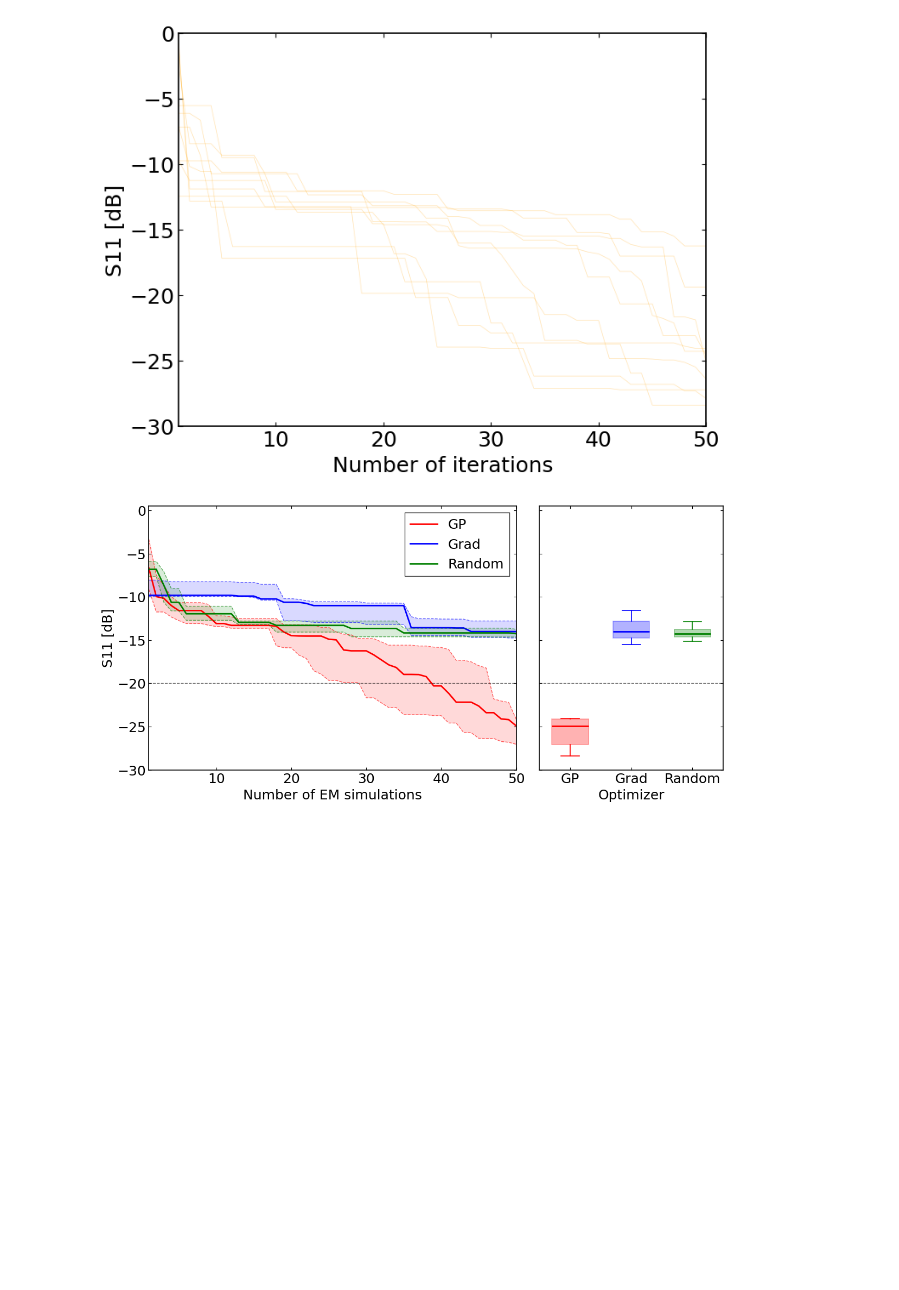
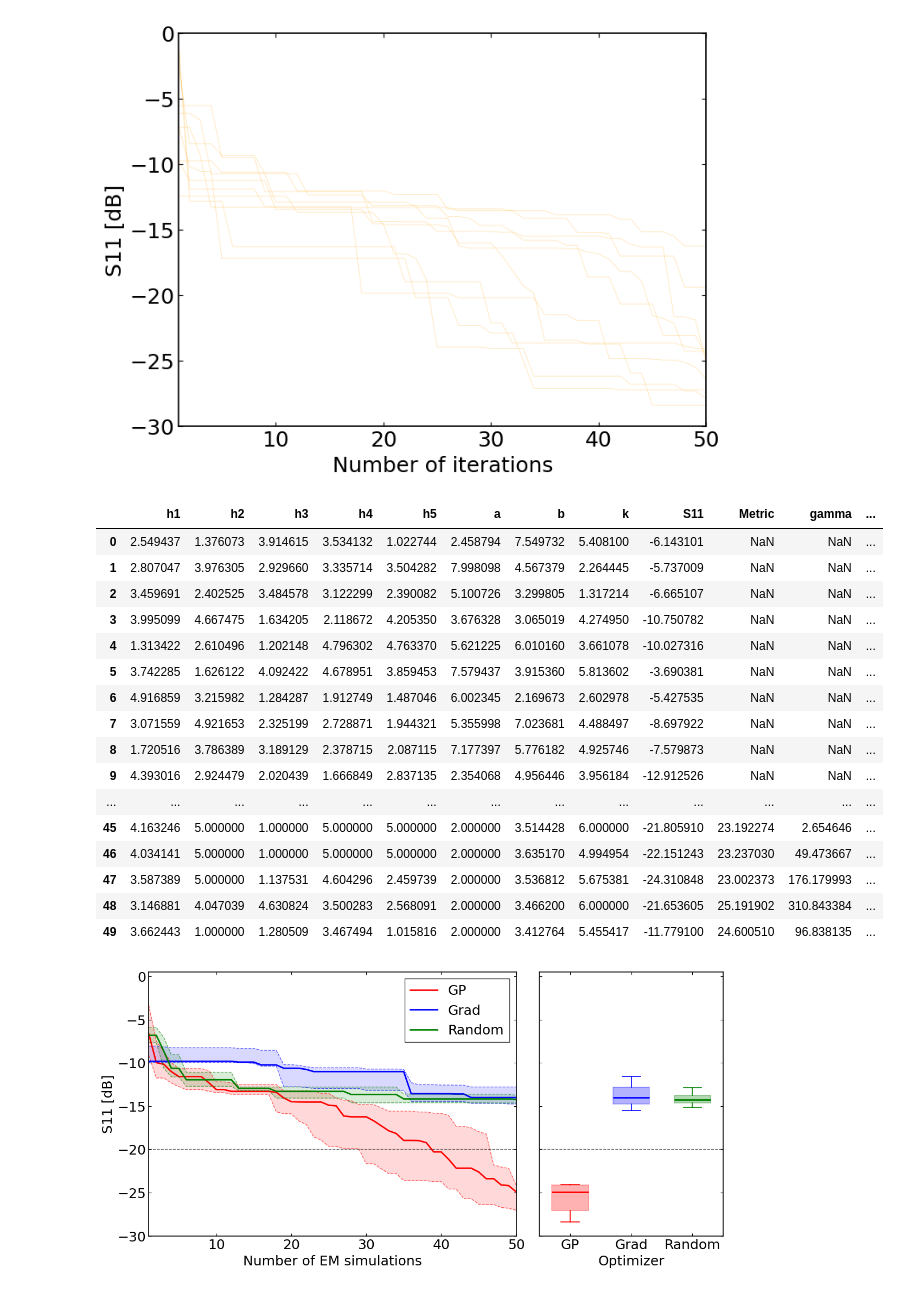
Before and after one commit to Ryoaki374/AntennaSurrogate, a Jupyter notebook: plot.ipynb, the cells around one changed output. Cells and saved outputs as stored; diff of their text form; code cells hidden in the pictures; blank space fills up the shorter version.

```diff
--- a/plot.ipynb
+++ b/plot.ipynb
@@ -170,6 +170,26 @@ ax.set_ylabel("S11 [dB]")
 # %% [output]
 Text(0, 0.5, 'S11 [dB]')
 [figure]
+# %%
+df_GP['output/repeat_1']
+# %% [output]
+|  | h1 | h2 | h3 | h4 | h5 | a | b | k | S11 | Metric | gamma | ... |
+| 0 | 2.549437 | 1.376073 | 3.914615 | 3.534132 | 1.022744 | 2.458794 | 7.549732 | 5.408100 | -6.143101 | NaN | NaN | ... |
+| 1 | 2.807047 | 3.976305 | 2.929660 | 3.335714 | 3.504282 | 7.998098 | 4.567379 | 2.264445 | -5.737009 | NaN | NaN | ... |
+| 2 | 3.459691 | 2.402525 | 3.484578 | 3.122299 | 2.390082 | 5.100726 | 3.299805 | 1.317214 | -6.665107 | NaN | NaN | ... |
+| 3 | 3.995099 | 4.667475 | 1.634205 | 2.118672 | 4.205350 | 3.676328 | 3.065019 | 4.274950 | -10.750782 | NaN | NaN | ... |
+| 4 | 1.313422 | 2.610496 | 1.202148 | 4.796302 | 4.763370 | 5.621225 | 6.010160 | 3.661078 | -10.027316 | NaN | NaN | ... |
+| 5 | 3.742285 | 1.626122 | 4.092422 | 4.678951 | 3.859453 | 7.579437 | 3.915360 | 5.813602 | -3.690381 | NaN | NaN | ... |
+| 6 | 4.916859 | 3.215982 | 1.284287 | 1.912749 | 1.487046 | 6.002345 | 2.169673 | 2.602978 | -5.427535 | NaN | NaN | ... |
+| 7 | 3.071559 | 4.921653 | 2.325199 | 2.728871 | 1.944321 | 5.355998 | 7.023681 | 4.488497 | -8.697922 | NaN | NaN | ... |
+| 8 | 1.720516 | 3.786389 | 3.189129 | 2.378715 | 2.087115 | 7.177397 | 5.776182 | 4.925746 | -7.579873 | NaN | NaN | ... |
+| 9 | 4.393016 | 2.924479 | 2.020439 | 1.666849 | 2.837135 | 2.354068 | 4.956446 | 3.956184 | -12.912526 | NaN | NaN | ... |
+| ... | ... | ... | ... | ... | ... | ... | ... | ... | ... | ... | ... | ... |
+| 45 | 4.163246 | 5.000000 | 1.000000 | 5.000000 | 5.000000 | 2.000000 | 3.514428 | 6.000000 | -21.805910 | 23.192274 | 2.654646 | ... |
+| 46 | 4.034141 | 5.000000 | 1.000000 | 5.000000 | 5.000000 | 2.000000 | 3.635170 | 4.994954 | -22.151243 | 23.237030 | 49.473667 | ... |
+| 47 | 3.587389 | 5.000000 | 1.137531 | 4.604296 | 2.459739 | 2.000000 | 3.536812 | 5.675381 | -24.310848 | 23.002373 | 176.179993 | ... |
+| 48 | 3.146881 | 4.047039 | 4.630824 | 3.500283 | 2.568091 | 2.000000 | 3.466200 | 6.000000 | -21.653605 | 25.191902 | 310.843384 | ... |
+| 49 | 3.662443 | 1.000000 | 1.280509 | 3.467494 | 1.015816 | 2.000000 | 3.412764 | 5.455417 | -11.779100 | 24.600510 | 96.838135 | ... |
 # %%
 def _series_padded(df, column, n_steps=50):
     # Convert a column to a fixed-length numpy array for run-wise comparisons.
```
Also changed, not shown: parts of 8 cells of this notebook.
